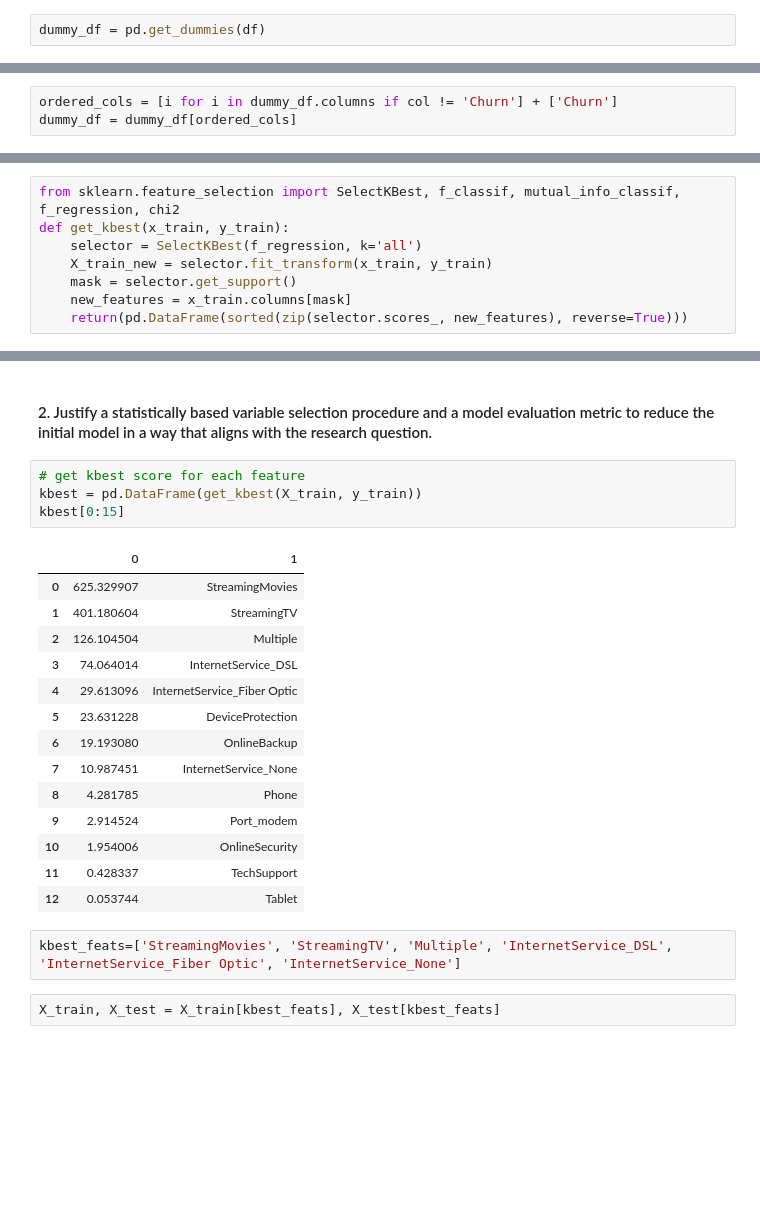
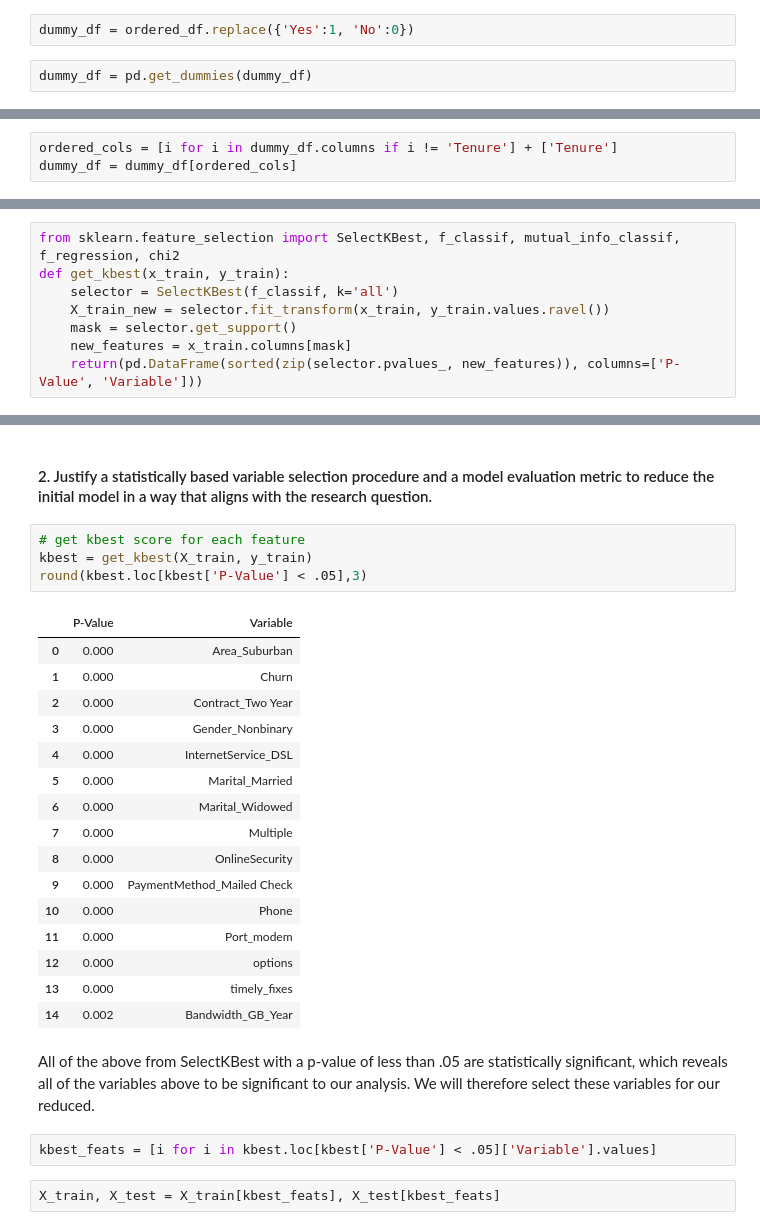
Before and after one commit to freyjagarner/D208, a Jupyter notebook: D208_Task1.ipynb, the cells around one changed output, grey strips where cells are left out. Cells and saved outputs as stored; diff of their text form; blank space fills up the shorter version.

```diff
--- a/D208_Task1.ipynb
+++ b/D208_Task1.ipynb
@@ -128,5 +222,7 @@ Here we will first replace all binary values in variables (Yes/No, Male/Female)
+# %%
+dummy_df = ordered_df.replace({'Yes':1, 'No':0})
 # %%
-dummy_df = pd.get_dummies(df)
+dummy_df = pd.get_dummies(dummy_df)
 # %% [markdown]
 ##### Scale Numerical Data
 
@@ -147,3 +242,3 @@ Next we will reorder our columns to put our target variable 'Churn' at the end.
 # %%
-ordered_cols = [i for i in dummy_df.columns if col != 'Churn'] + ['Churn']
+ordered_cols = [i for i in dummy_df.columns if i != 'Tenure'] + ['Tenure']
 dummy_df = dummy_df[ordered_cols]
@@ -252,11 +382,11 @@ df.to_csv('churn_model_ready')
 # %%
 from sklearn.feature_selection import SelectKBest, f_classif, mutual_info_classif, f_regression, chi2
 def get_kbest(x_train, y_train):
-    selector = SelectKBest(f_regression, k='all')
-    X_train_new = selector.fit_transform(x_train, y_train)
+    selector = SelectKBest(f_classif, k='all')
+    X_train_new = selector.fit_transform(x_train, y_train.values.ravel())
     mask = selector.get_support()
     new_features = x_train.columns[mask]
-    return(pd.DataFrame(sorted(zip(selector.scores_, new_features), reverse=True)))
+    return(pd.DataFrame(sorted(zip(selector.pvalues_, new_features)), columns=['P-Value', 'Variable']))
 # %%
 from sklearn.linear_model import LinearRegression
 # %%
@@ -268,25 +419,29 @@ clf.score(X_test, y_test)
 #### 2.  Justify a statistically based variable selection procedure and a model evaluation metric to reduce the initial model in a way that aligns with the research question.
 # %%
 # get kbest score for each feature
-kbest = pd.DataFrame(get_kbest(X_train, y_train))
-kbest[0:15]
+kbest = get_kbest(X_train, y_train)
+round(kbest.loc[kbest['P-Value'] < .05],3)
 # %% [output]
-|  | 0 | 1 |
-| 0 | 625.329907 | StreamingMovies |
-| 1 | 401.180604 | StreamingTV |
-| 2 | 126.104504 | Multiple |
-| 3 | 74.064014 | InternetService_DSL |
-| 4 | 29.613096 | InternetService_Fiber Optic |
-| 5 | 23.631228 | DeviceProtection |
-| 6 | 19.193080 | OnlineBackup |
-| 7 | 10.987451 | InternetService_None |
-| 8 | 4.281785 | Phone |
-| 9 | 2.914524 | Port_modem |
-| 10 | 1.954006 | OnlineSecurity |
-| 11 | 0.428337 | TechSupport |
-| 12 | 0.053744 | Tablet |
+|  | P-Value | Variable |
+| 0 | 0.000 | Area_Suburban |
+| 1 | 0.000 | Churn |
+| 2 | 0.000 | Contract_Two Year |
+| 3 | 0.000 | Gender_Nonbinary |
+| 4 | 0.000 | InternetService_DSL |
+| 5 | 0.000 | Marital_Married |
+| 6 | 0.000 | Marital_Widowed |
+| 7 | 0.000 | Multiple |
+| 8 | 0.000 | OnlineSecurity |
+| 9 | 0.000 | PaymentMethod_Mailed Check |
+| 10 | 0.000 | Phone |
+| 11 | 0.000 | Port_modem |
+| 12 | 0.000 | options |
+| 13 | 0.000 | timely_fixes |
+| 14 | 0.002 | Bandwidth_GB_Year |
-# %%
-kbest_feats=['StreamingMovies', 'StreamingTV', 'Multiple', 'InternetService_DSL', 'InternetService_Fiber Optic', 'InternetService_None']
+# %% [markdown]
+All of the above from SelectKBest with a p-value of less than .05 are statistically significant, which reveals all of the variables above to be significant to our analysis. We will therefore select these variables for our reduced.
+# %%
+kbest_feats = [i for i in kbest.loc[kbest['P-Value'] < .05]['Variable'].values]
 # %%
 X_train, X_test = X_train[kbest_feats], X_test[kbest_feats]
 # %% [markdown]
```
Also changed, not shown: parts of 64 cells of this notebook, 4 other files.
